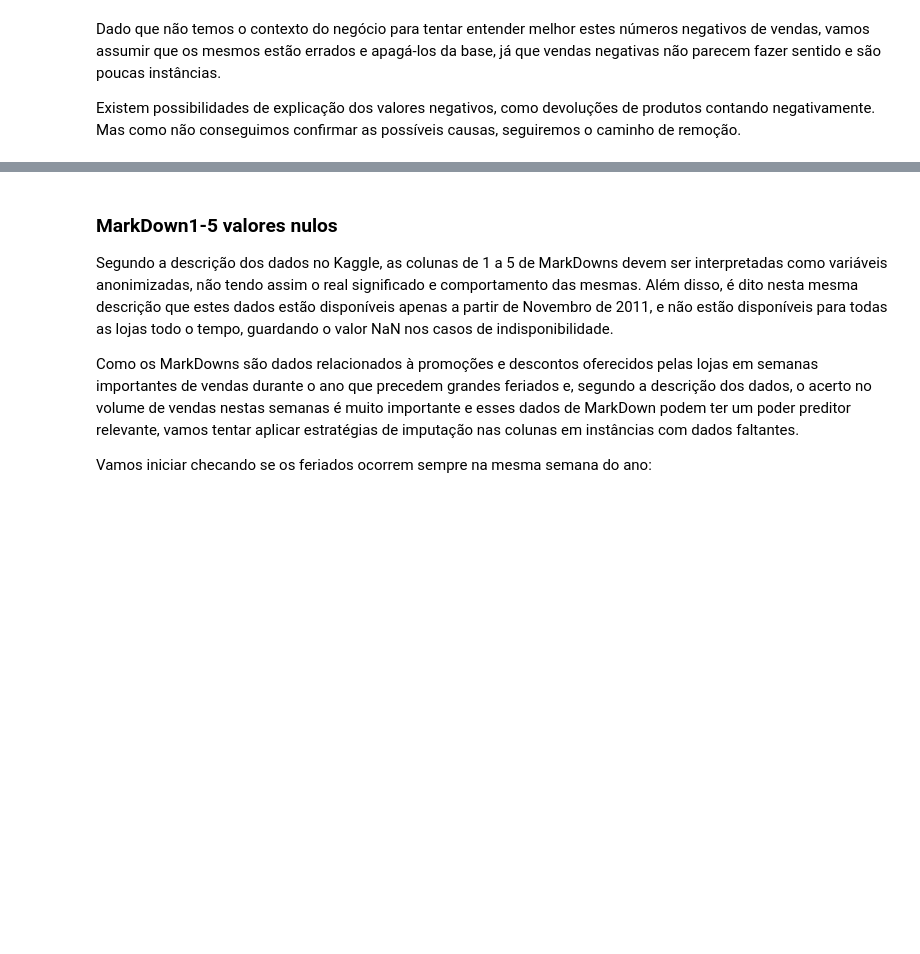
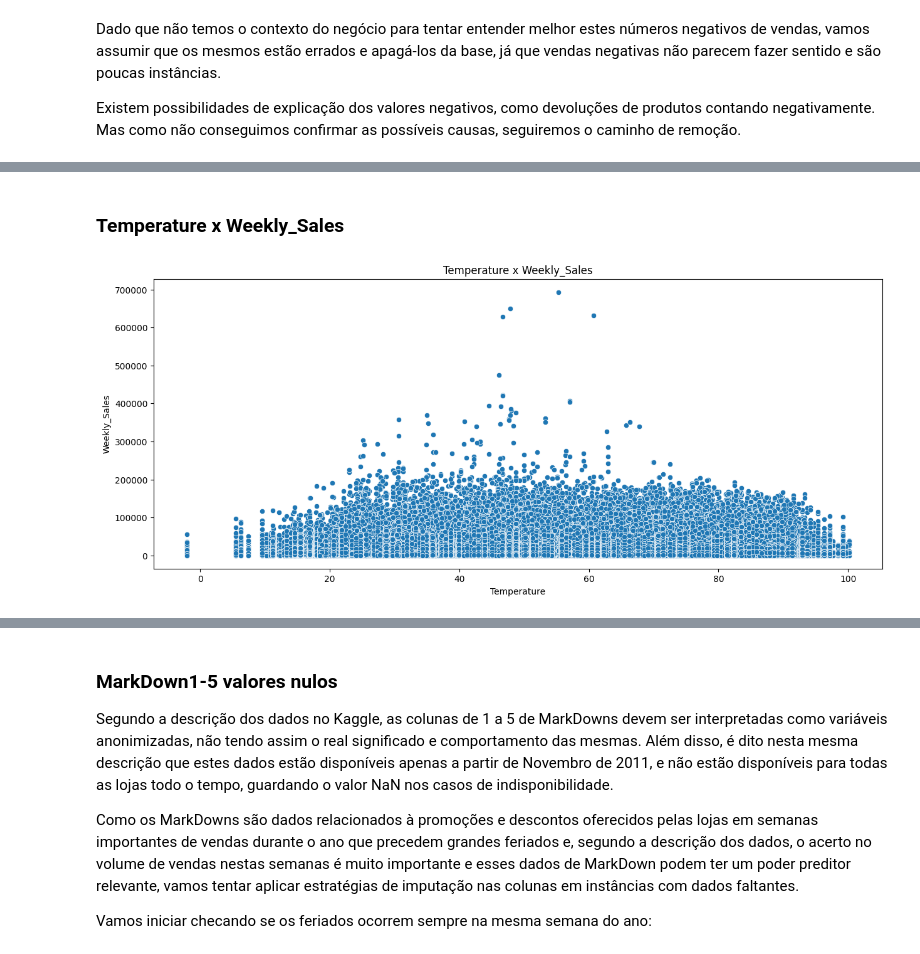
Before and after one commit to olini/walmart-store-sales-prediction, a Jupyter notebook: notebook.ipynb, the cells around one changed output, grey strips where cells are left out. Cells and saved outputs as stored; diff of their text form; code cells hidden in the pictures; blank space fills up the shorter version.

```diff
--- a/notebook.ipynb
+++ b/notebook.ipynb
@@ -242,0 +317,7 @@ df_train = df_train[df_train["Weekly_Sales"] >= 0]
+# %% [markdown]
+### Temperature x Weekly_Sales
+# %%
+plt.figure(figsize=(15, 6))
+sns.scatterplot(df_train, x="Temperature", y="Weekly_Sales").set_title("Temperature x Weekly_Sales");
+# %% [output]
+[figure, added]
```
Also changed, not shown: parts of 52 cells of this notebook.
